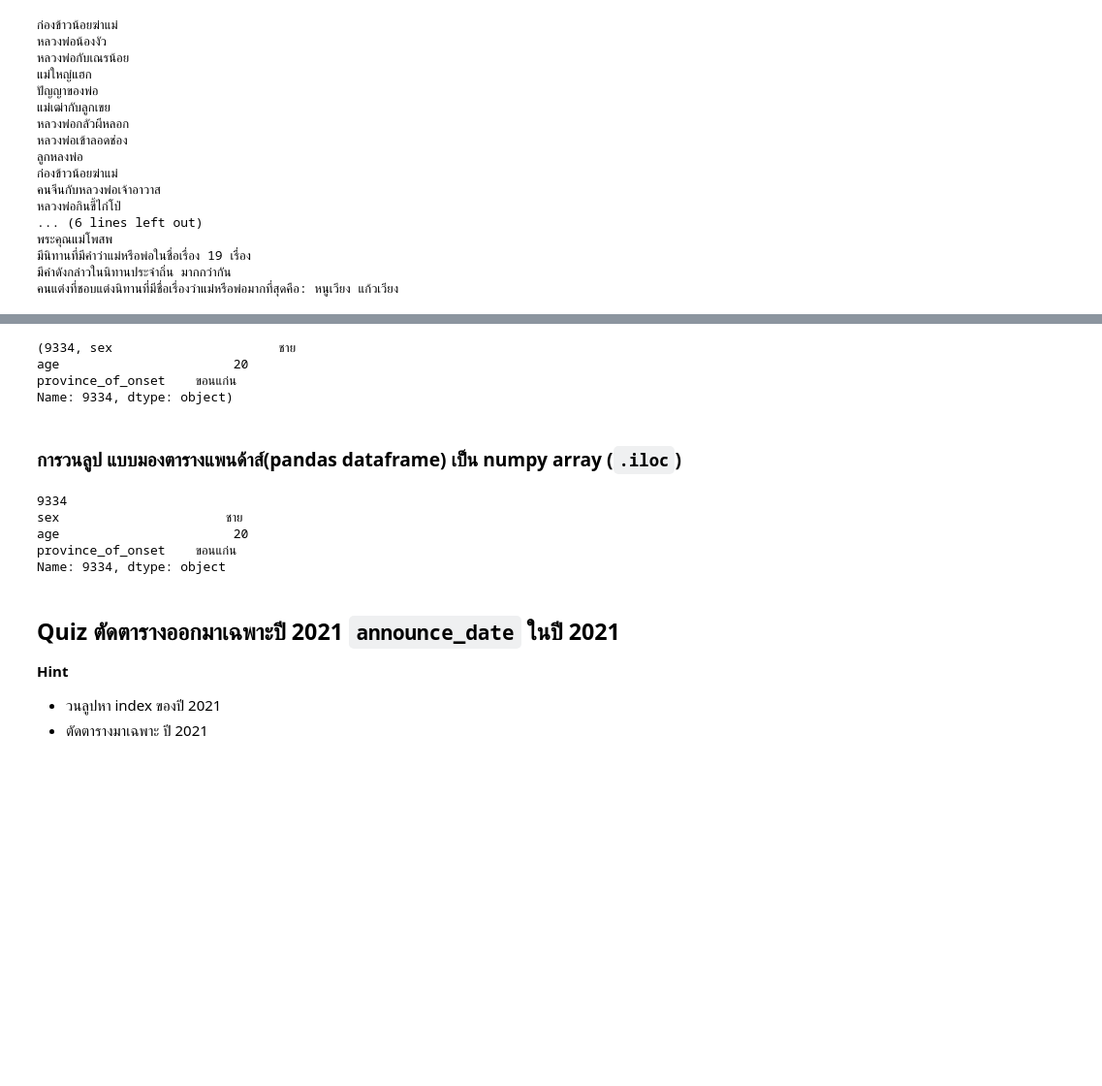
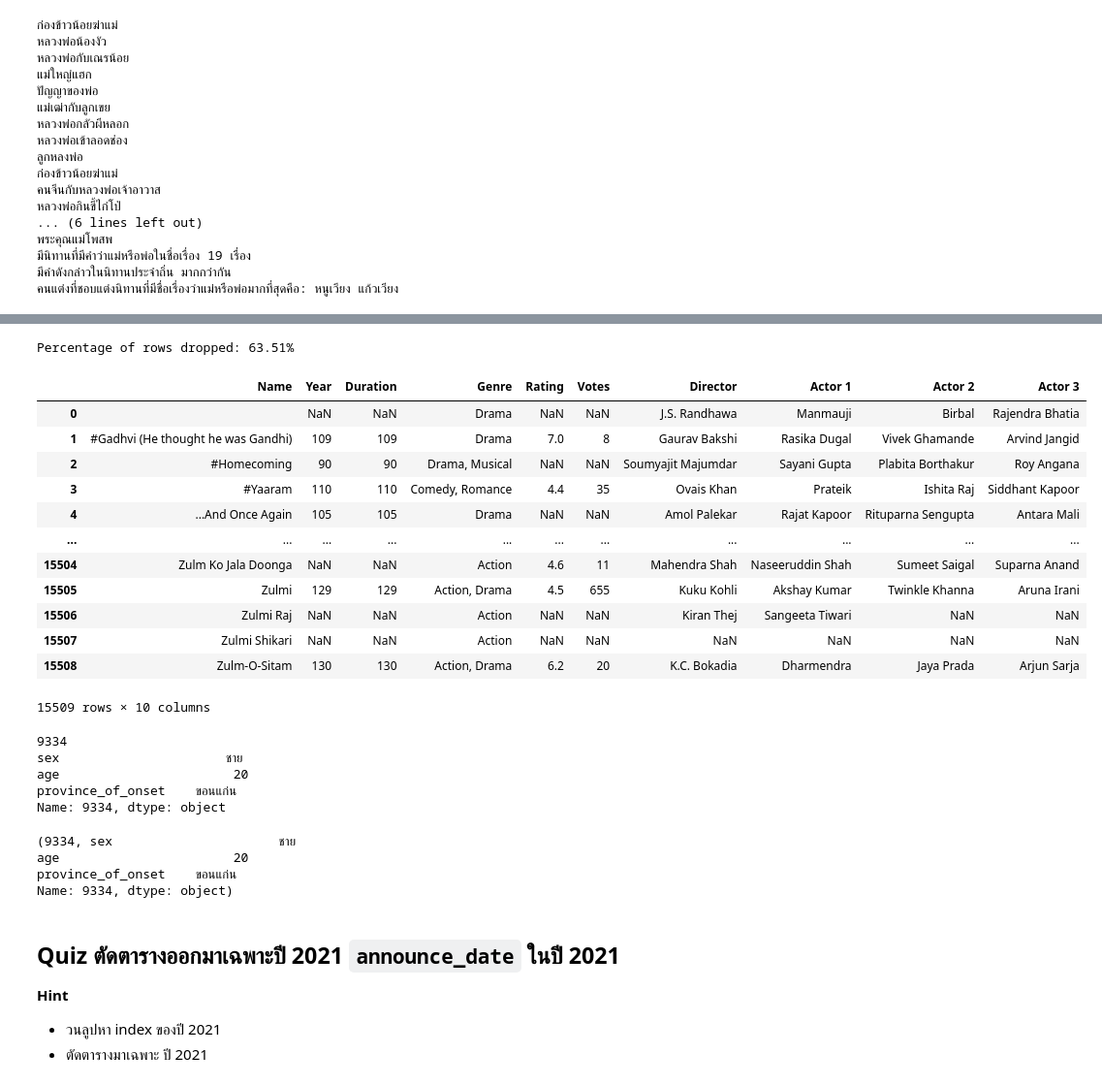
Before and after one commit to Earth15145/Python_dataviz2024, a Jupyter notebook: Copy_of_Pandas_101.ipynb, the cells around one changed output, grey strips where cells are left out. Shown: that part at 97% size. Cells and saved outputs as stored; diff of their text form; code cells hidden in the pictures; blank space fills up the shorter version.

````diff
--- a/Copy_of_Pandas_101.ipynb
+++ b/Copy_of_Pandas_101.ipynb
@@ -666,0 +708,7 @@ print("คนแต่งที่ชอบแต่งนิทานที่
+# %%
+original_size = movie_df.shape[0]
+dropped_size = movie_df.dropna().shape[0]
+percentage_dropped = (original_size - dropped_size) / original_size * 100
+print(f"Percentage of rows dropped: {percentage_dropped:.2f}%")
+# %% [output]
+Percentage of rows dropped: 63.51%
@@ -667,3 +722,30 @@ print("คนแต่งที่ชอบแต่งนิทานที่
+# %%
+movie_df
+# %% [output]
+|  | Name | Year | Duration | Genre | Rating | Votes | Director | Actor 1 | Actor 2 | Actor 3 |
+| 0 |  | NaN | NaN | Drama | NaN | NaN | J.S. Randhawa | Manmauji | Birbal | Rajendra Bhatia |
+| 1 | #Gadhvi (He thought he was Gandhi) | 109 | 109 | Drama | 7.0 | 8 | Gaurav Bakshi | Rasika Dugal | Vivek Ghamande | Arvind Jangid |
+| 2 | #Homecoming | 90 | 90 | Drama, Musical | NaN | NaN | Soumyajit Majumdar | Sayani Gupta | Plabita Borthakur | Roy Angana |
+| 3 | #Yaaram | 110 | 110 | Comedy, Romance | 4.4 | 35 | Ovais Khan | Prateik | Ishita Raj | Siddhant Kapoor |
+| 4 | ...And Once Again | 105 | 105 | Drama | NaN | NaN | Amol Palekar | Rajat Kapoor | Rituparna Sengupta | Antara Mali |
+| ... | ... | ... | ... | ... | ... | ... | ... | ... | ... | ... |
+| 15504 | Zulm Ko Jala Doonga | NaN | NaN | Action | 4.6 | 11 | Mahendra Shah | Naseeruddin Shah | Sumeet Saigal | Suparna Anand |
+| 15505 | Zulmi | 129 | 129 | Action, Drama | 4.5 | 655 | Kuku Kohli | Akshay Kumar | Twinkle Khanna | Aruna Irani |
+| 15506 | Zulmi Raj | NaN | NaN | Action | NaN | NaN | Kiran Thej | Sangeeta Tiwari | NaN | NaN |
+| 15507 | Zulmi Shikari | NaN | NaN | Action | NaN | NaN | NaN | NaN | NaN | NaN |
+| 15508 | Zulm-O-Sitam | 130 | 130 | Action, Drama | 6.2 | 20 | K.C. Bokadia | Dharmendra | Jaya Prada | Arjun Sarja |
+15509 rows × 10 columns
+# %%
+for each_row in range(this_data.shape[0]):
+    if (this_data.iloc[each_row,1] == 20) and (this_data.iloc[each_row,2] == 'ขอนแก่น'):  #each_row คือ ตัวเลข
+        print(each_row)
+        print(this_data.iloc[each_row,:])
+# %% [output]
+9334
+sex                      ชาย
+age                       20
+province_of_onset    ขอนแก่น
+Name: 9334, dtype: object
 # %%
 for each_row in this_data.iterrows():
     # print(each_row)
@@ -675,19 +757,6 @@ for each_row in this_data.iterrows():
 age                       20
 province_of_onset    ขอนแก่น
 Name: 9334, dtype: object)
-# %% [markdown]
-### การวนลูป แบบมองตารางแพนด้าส์(pandas dataframe) เป็น numpy array  (```.iloc```)
-# %%
-for each_row in range(this_data.shape[0]):
-    if (this_data.iloc[each_row,1] == 20) and (this_data.iloc[each_row,2] == 'ขอนแก่น'):  #each_row คือ ตัวเลข
-        print(each_row)
-        print(this_data.iloc[each_row,:])
-# %% [output]
-9334
-sex                      ชาย
-age                       20
-province_of_onset    ขอนแก่น
-Name: 9334, dtype: object
 # %% [markdown]
 ## Quiz ตัดตารางออกมาเฉพาะปี 2021 ```announce_date``` ในปี 2021
 
````
Also changed, not shown: parts of 10 cells of this notebook.
